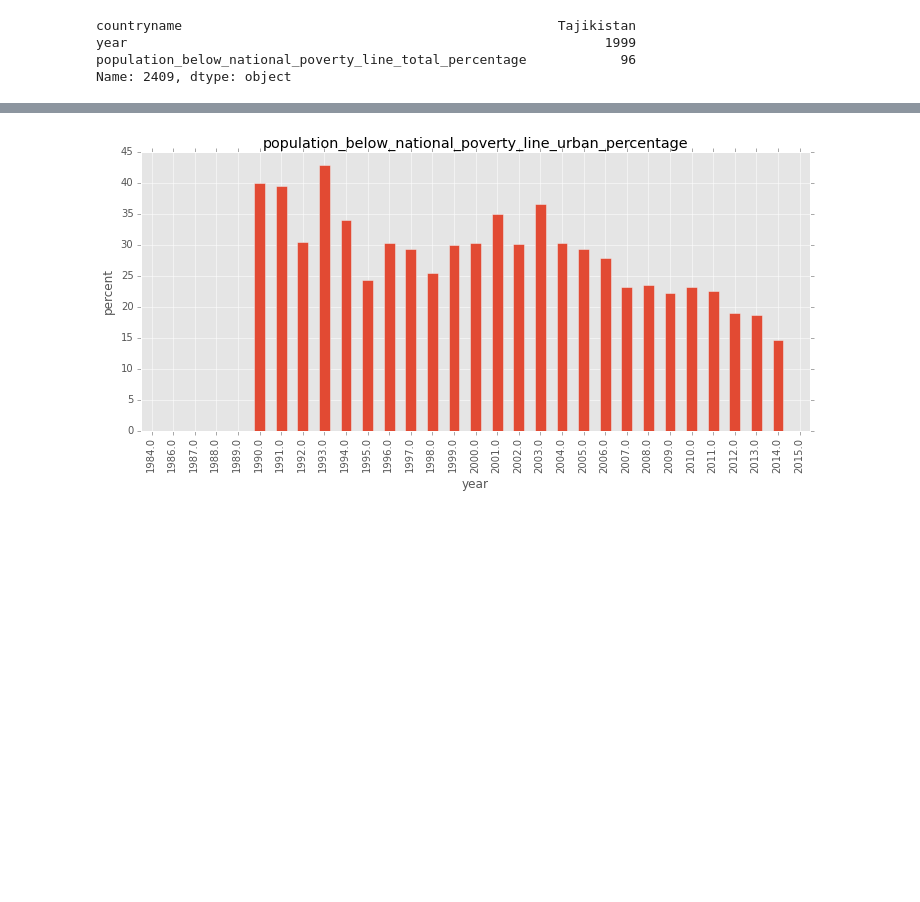
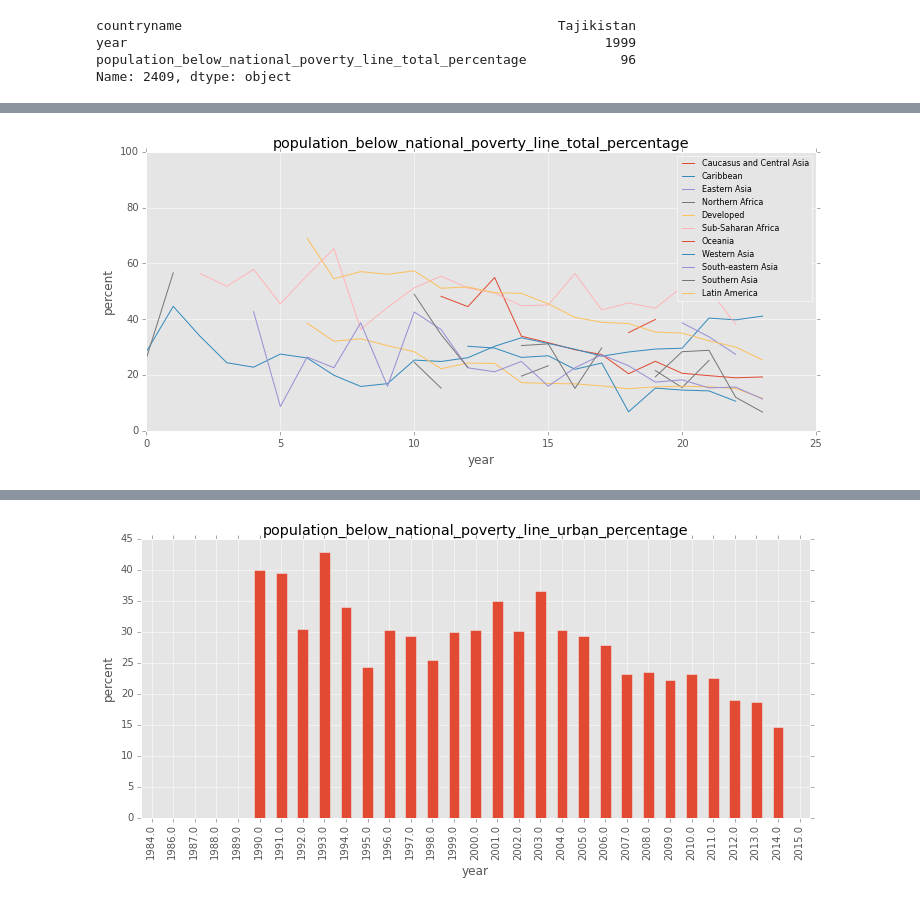
Before and after one commit to emschuch/UN_challenge_HIV, a Jupyter notebook: UNdata_02explore.ipynb, the cells around one changed output, grey strips where cells are left out. Saved outputs shown, nothing was run; the diff lists cells and outputs as text; code cells hidden in the pictures; blank space fills up the shorter version.

```diff
--- a/UNdata_02explore.ipynb
+++ b/UNdata_02explore.ipynb
@@ -205,8 +205,8 @@ plot_by_country('antenatal_care_coverage_at_least_four_visits_percentage')
 # %% [markdown]
 ###Investigate poverty & international aid variables
 # %%
-col = 'population_below_national_poverty_line_total_percentage'
-undata.ix[undata[col].idxmax()][['countryname', 'year', col]]
+pv_tot = 'population_below_national_poverty_line_total_percentage'
+undata.ix[undata[pv_tot].idxmax()][['countryname', 'year', pv_tot]]
 # %% [output]
 countryname                                                Tajikistan
 year                                                             1999
@@ -221,0 +221,4 @@ plot_by_country(col)
+# %%
+plot_by_region(pv_tot)
+# %% [output]
+[figure, added]
```
Also changed, not shown: parts of 36 cells of this notebook, 2 other files.
